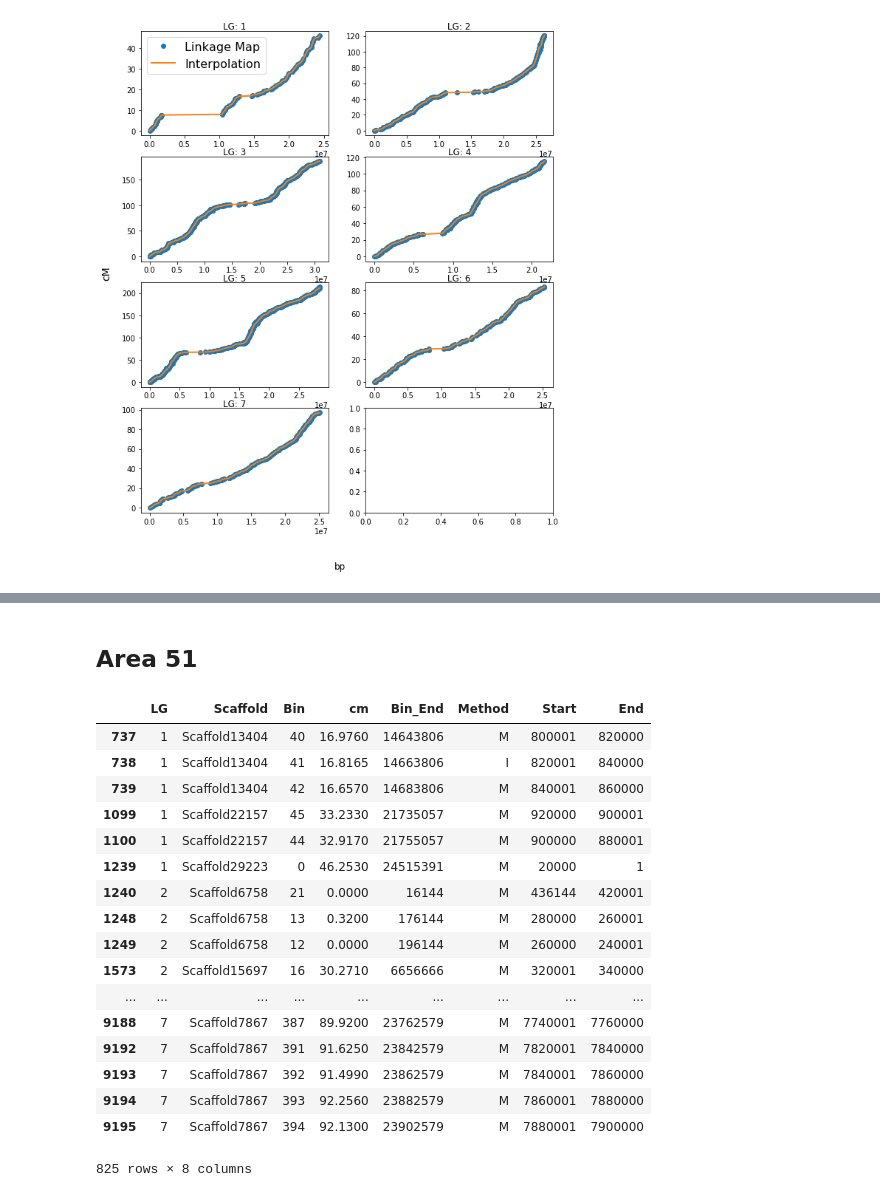
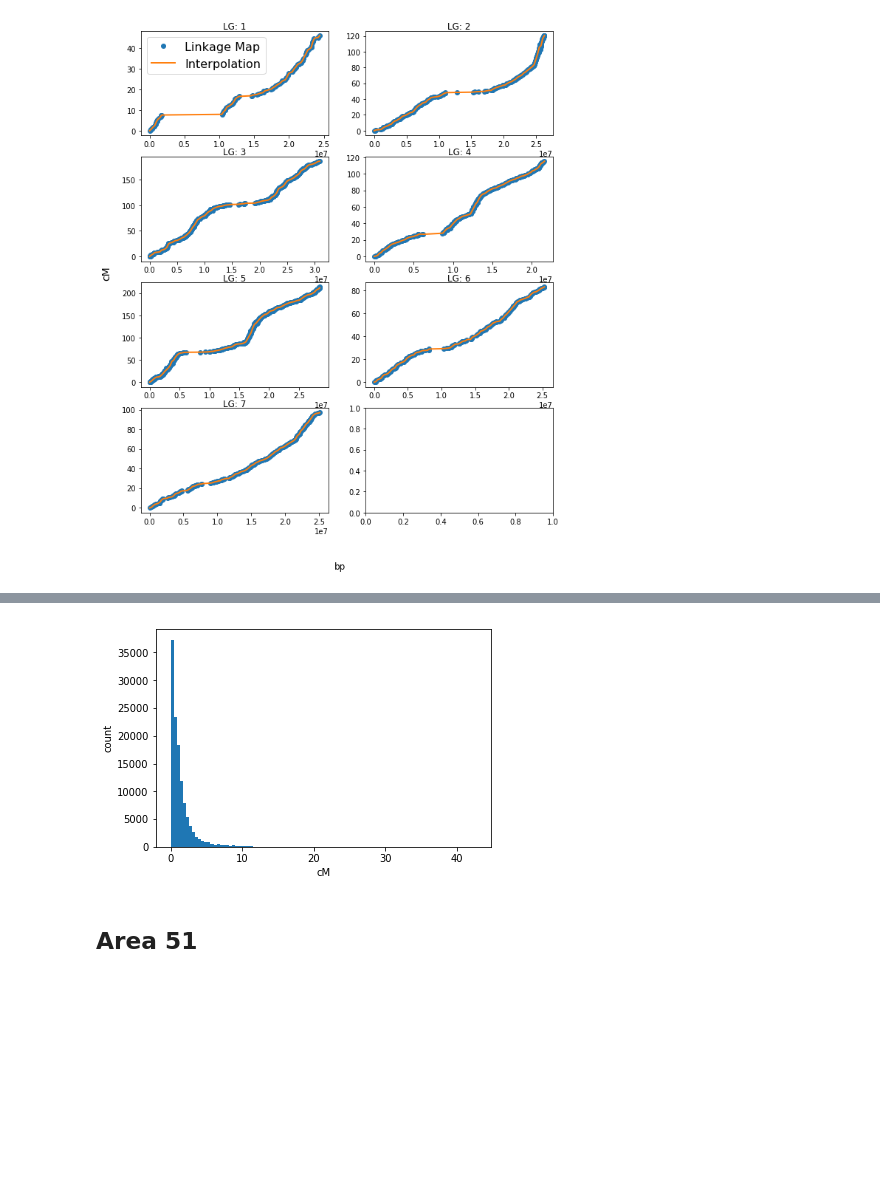
Before and after one commit to hringbauer/Boechera_Analysis, a Jupyter notebook: TransformToGenMap/to_geneticmap.ipynb, the cells around one changed output, grey strips where cells are left out. Drawn from its saved outputs; the diff is of its cells as text; code cells hidden in the pictures; blank space fills up the shorter version.

Commit message:
IBD block in cM

```diff
--- a/TransformToGenMap/to_geneticmap.ipynb
+++ b/TransformToGenMap/to_geneticmap.ipynb
@@ -24,6 +26,17 @@ l_df = pd.read_csv(ld_folder + ld_file, sep="\t")
 
 ld_columns = ["LG", "Scaffold", "Bin", "cm", "Bin_End", "Method", "Start", "End"]
 l_df.columns = ld_columns
+
+## Load the IBD data file:
+input_file = "CBchrMAF01.ibd25.ibd"
+ibd_folder = "../Data/"
+
+ibd_file_path =  ibd_folder + "IBD_raw/" + input_file
+cm_file = ibd_folder + "IBD_cm/" + os.path.splitext(input_file)[0] + ".cm" + os.path.splitext(input_file)[1]
+
+df_ibd = pd.read_csv(ibd_file_path, sep="\t", header=None)
+columns_ibd = ["Ind1", "HapIndex1", "Ind2", "HapIndex2","Scaffold", "IBDStart", "IBDEnd", "Lod", "IBDlen"]
+df_ibd.columns = columns_ibd
 # %% [markdown]
 ## Create the mapping
 # %%
@@ -118,0 +150,26 @@ array(27.96581195)
+# %%
+df_cm = df_ibd.copy() # Create a new copy
+
+for i, df_scaffold in df_ibd.groupby('Scaffold'):
+    print("\nDoing saffold %i ..." % i)
+    print("Nr of blocks: %i" % len(df_scaffold))
+
+    # Calculate the new Coordinates.
+    starts = mapping[i-1](df_scaffold["IBDStart"].values)
+    ends = mapping[i-1](df_scaffold["IBDEnd"].values)
+
+    print("Nr of Blocks negative length: %i " % np.sum((ends-starts)<0))
+    corr_ends = np.maximum(starts+0.05, ends) # Set the end values to be at least 0.05 cM after start values
+
+    inds = df_scaffold.index
+    df_cm.loc[inds, "IBDStart"] = starts
+    df_cm.loc[inds, "IBDEnd"] = corr_ends
+
+    #print(df_scaffold.index)
+df_cm["IBDlen"] = df_cm["IBDEnd"]-df_cm["IBDStart"]
+print("Finished Mapping.")
+
+df_cm.to_csv(cm_file)
+print("Successfully saved to %s" % cm_file)
+
+print("Finished Saving.")
@@ -119,30 +203,10 @@ array(27.96581195)
+# %%
+plt.figure()
+plt.hist(df_cm["IBDlen"], bins=100)
+plt.xlabel("cM")
+plt.ylabel("count")
+plt.show()
+# %% [output]
+[figure, added]
 # %% [markdown]
 ## Area 51
-# %%
-cm = l_df["cm"].values
-d_cm = cm[1:]-cm[:-1]
-
-i_down = np.where(d_cm<0)[0]
-i_up = i_down+1
-
-inds = np.unique(np.concatenate((i_down, i_up)))
-l_df.iloc[inds]
-# %% [output]
-|  | LG | Scaffold | Bin | cm | Bin_End | Method | Start | End |
-| 737 | 1 | Scaffold13404 | 40 | 16.9760 | 14643806 | M | 800001 | 820000 |
-| 738 | 1 | Scaffold13404 | 41 | 16.8165 | 14663806 | I | 820001 | 840000 |
-| 739 | 1 | Scaffold13404 | 42 | 16.6570 | 14683806 | M | 840001 | 860000 |
-| 1099 | 1 | Scaffold22157 | 45 | 33.2330 | 21735057 | M | 920000 | 900001 |
-| 1100 | 1 | Scaffold22157 | 44 | 32.9170 | 21755057 | M | 900000 | 880001 |
-| 1239 | 1 | Scaffold29223 | 0 | 46.2530 | 24515391 | M | 20000 | 1 |
-| 1240 | 2 | Scaffold6758 | 21 | 0.0000 | 16144 | M | 436144 | 420001 |
-| 1248 | 2 | Scaffold6758 | 13 | 0.3200 | 176144 | M | 280000 | 260001 |
-| 1249 | 2 | Scaffold6758 | 12 | 0.0000 | 196144 | M | 260000 | 240001 |
-| 1573 | 2 | Scaffold15697 | 16 | 30.2710 | 6656666 | M | 320001 | 340000 |
-| ... | ... | ... | ... | ... | ... | ... | ... | ... |
-| 9188 | 7 | Scaffold7867 | 387 | 89.9200 | 23762579 | M | 7740001 | 7760000 |
-| 9192 | 7 | Scaffold7867 | 391 | 91.6250 | 23842579 | M | 7820001 | 7840000 |
-| 9193 | 7 | Scaffold7867 | 392 | 91.4990 | 23862579 | M | 7840001 | 7860000 |
-| 9194 | 7 | Scaffold7867 | 393 | 92.2560 | 23882579 | M | 7860001 | 7880000 |
-| 9195 | 7 | Scaffold7867 | 394 | 92.1300 | 23902579 | M | 7880001 | 7900000 |
-825 rows × 8 columns
```
Also changed, not shown: parts of 13 cells of this notebook, 21 other files.
